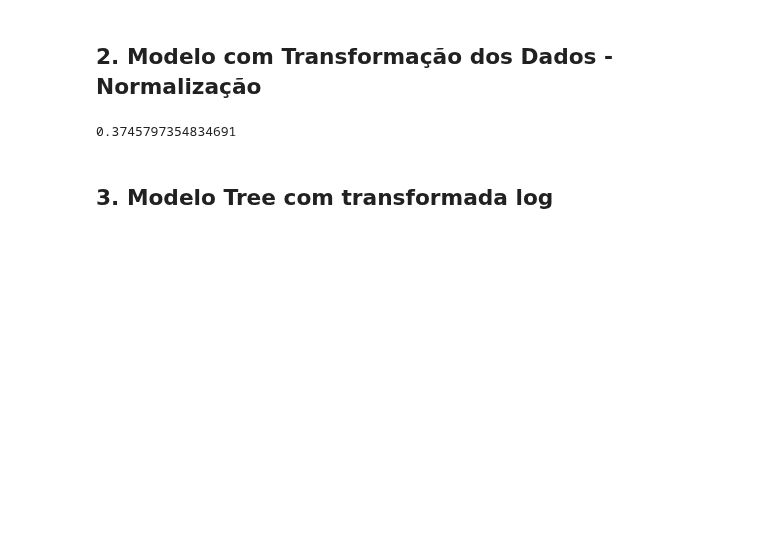
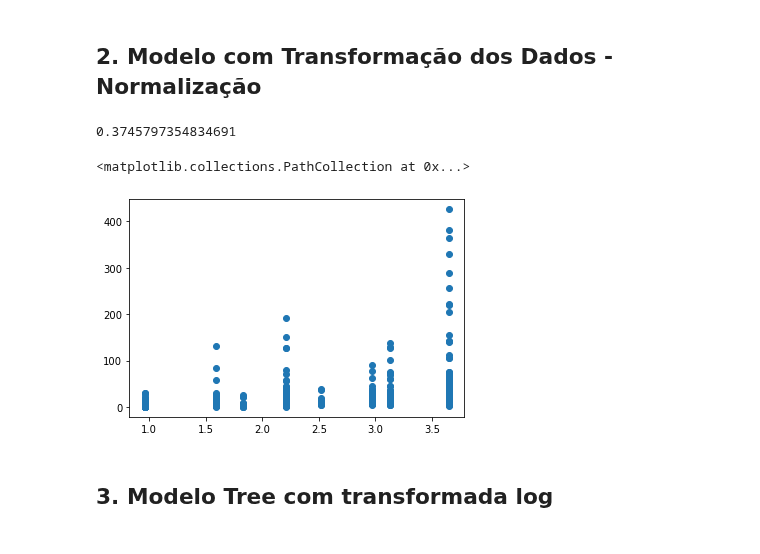
Before and after one commit to mcolazin/data_science_enap, a Jupyter notebook: data_science_enap/projeto_aula1/2-ml_tree_dengue_regression.ipynb, the cells around one changed output. Cells and saved outputs as stored; diff of their text form; code cells hidden in the pictures; blank space fills up the shorter version.

```diff
--- a/data_science_enap/projeto_aula1/2-ml_tree_dengue_regression.ipynb
+++ b/data_science_enap/projeto_aula1/2-ml_tree_dengue_regression.ipynb
@@ -84,6 +84,11 @@ tree.fit(X_train_norm, y_train)
 tree.score(X_test_norm, y_test)
 # %% [output]
 0.3745797354834691
+# %%
+plt.scatter(tree.predict(X_test_norm), y_test)
+# %% [output]
+<matplotlib.collections.PathCollection at 0x...>
+[figure, added]
 # %%
 %%html
 <h2> 3. Modelo Tree com transformada log <h2>
```
Also changed, not shown: parts of 5 cells of this notebook.
